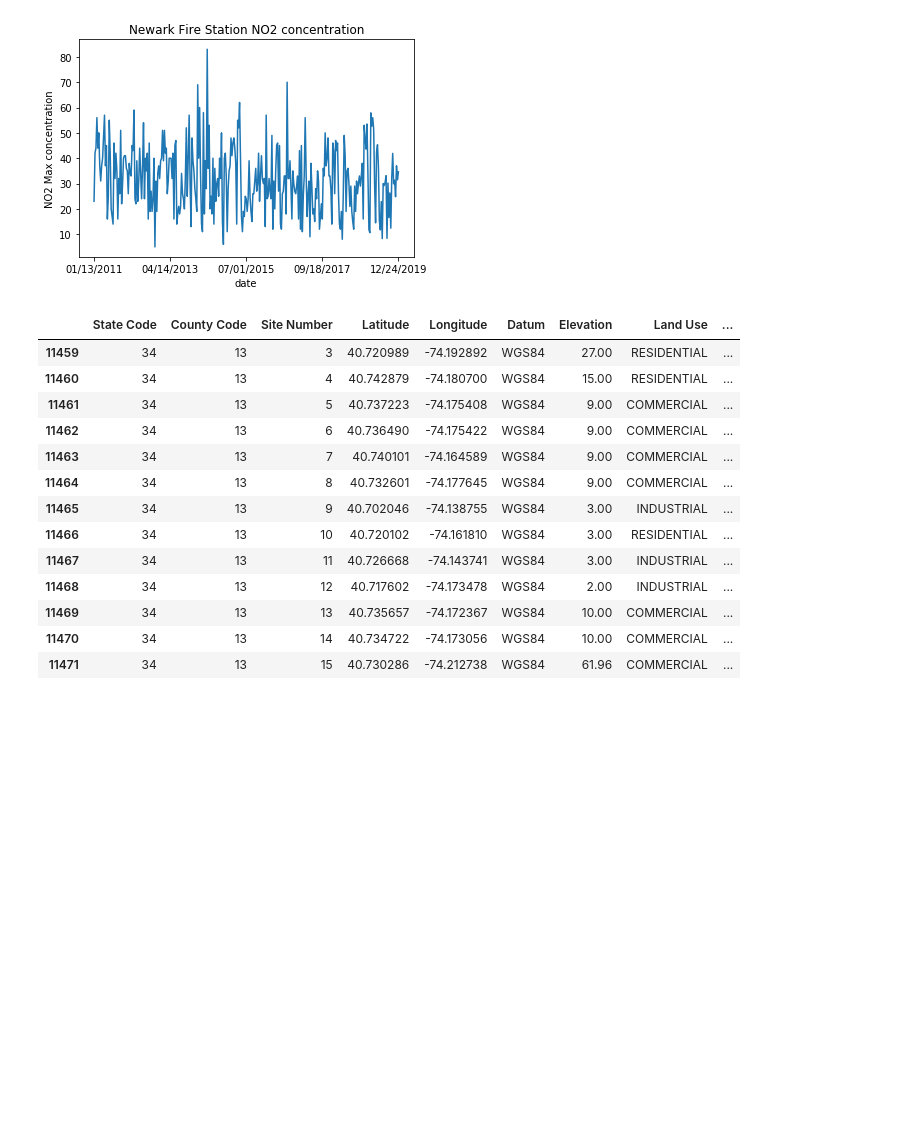
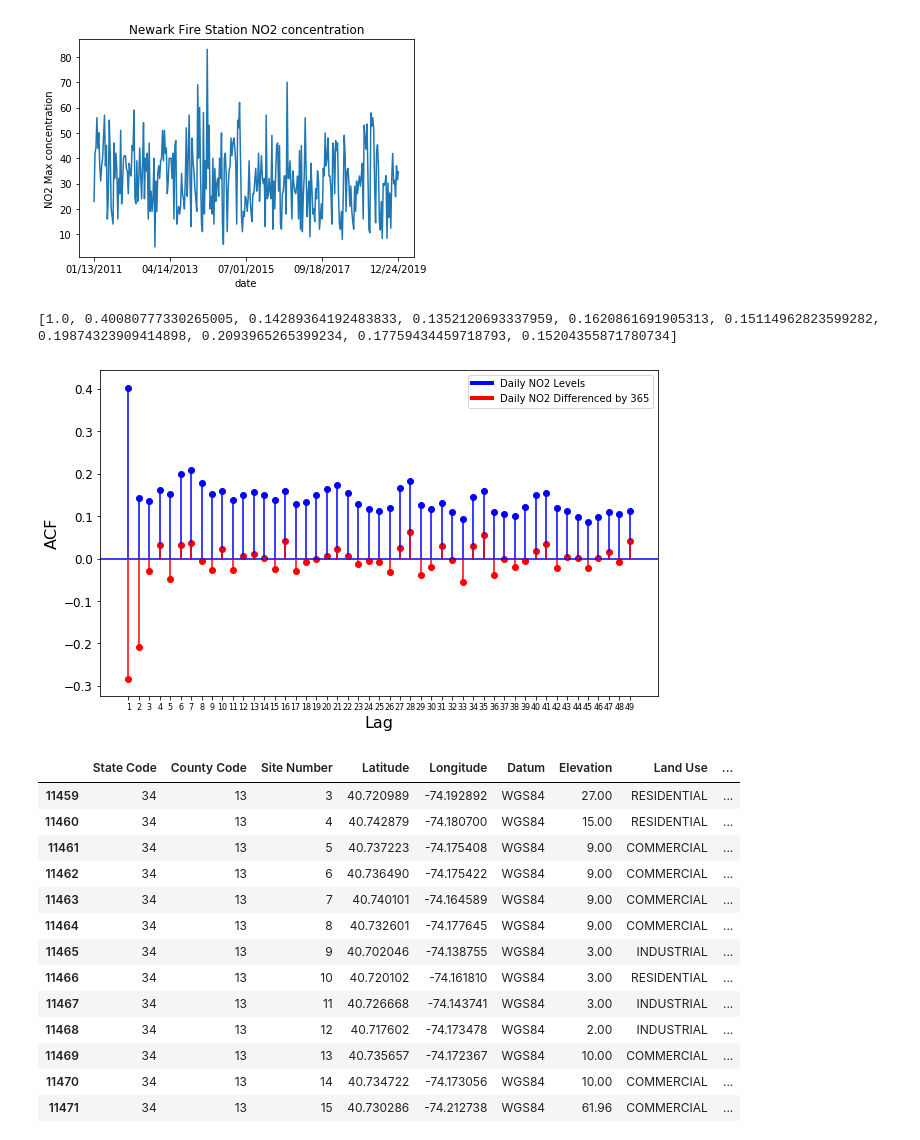
Before and after one commit to yilmazduygu/gretta-grettas, a Jupyter notebook: NO2 data Newark Firehouse Station.ipynb, the cells around one changed output. Cells and saved outputs as stored; diff of their text form; code cells hidden in the pictures; blank space fills up the shorter version.

```diff
--- a/NO2 data Newark Firehouse Station.ipynb
+++ b/NO2 data Newark Firehouse Station.ipynb
@@ -25,3 +70,73 @@ Text(0.5, 1.0, 'Newark Fire Station NO2 concentration')
+# %%
+data_train= data.iloc[:-15,].copy()
+data_test = data.drop(data_train.index).copy()
+# %%
+lags = np.arange(0,10,1)
+print([get_autocorr(data_train,'Daily Max 1-hour NO2 Concentration',lag) for lag in lags])
+# %% [output]
+[1.0, 0.40080777330265005, 0.14289364192483833, 0.1352120693337959, 0.1620861691905313, 0.15114962823599282, 0.19874323909414898, 0.2093965265399234, 0.17759434459718793, 0.15204355871780734]
+# %%
+data_diff=pd.DataFrame(data_train['Daily Max 1-hour NO2 Concentration'].diff()).dropna().reset_index(drop=True)
+# %%
+## Plotting block
+from matplotlib.lines import Line2D
+custom_lines = [Line2D([0], [0], color="blue", lw=4),
+                Line2D([0], [0], color="red", lw=4)]
+
+
+n=50
+
+data_autos = []
+
+# get the autocorr.
+for i in range(1,n,1):
+    data_autos.append(get_autocorr(data_train,'Daily Max 1-hour NO2 Concentration',i))
+
+# make a figure
+plt.figure(figsize=(10,6))
+
+# plot a horizontal line
+plt.axhline(y=0, xmin=0, xmax=n, color = "blue")
+
+# plot each autocorrelation against the lag
+plt.scatter(range(1,n,1),
+           data_autos,
+           c='b')
+
+# Plot vertical lines
+for i in range(1,n,1):
+    plt.plot(i*np.ones(2),[0,data_autos[i-1]],'b')
+
+# Add labels
+plt.xlabel("Lag", fontsize=16)
+plt.ylabel("ACF", fontsize=16)
+
+# set tick marks
+plt.xticks(np.arange(1,n,1), fontsize=8)
+plt.yticks(fontsize=12)
+
+
+data_diff_autos = []
+
+# get the autocorr for the diff data
+
+for i in range(1,n,1):
+    data_diff_autos.append(get_autocorr(data_diff,'Daily Max 1-hour NO2 Concentration',i))
+
+# plot each autocorrelation against the lag
+plt.scatter(range(1,n,1),
+           data_diff_autos,
+           c='r')
+
+# Plot vertical lines
+for i in range(1,n,1):
+    plt.plot(i*np.ones(2),[0,data_diff_autos[i-1]],'r')
+
+plt.legend(custom_lines, ['Daily NO2 Levels', 'Daily NO2 Differenced by 365'])
+
+plt.show()
+# %% [output]
+[figure, added]
 # %%
 sites=pd.read_csv('https://raw.githubusercontent.com/yilmazduygu/gretta-grettas/master/aqs_sites.csv')
 # %%
```
Also changed, not shown: parts of 4 cells of this notebook.
